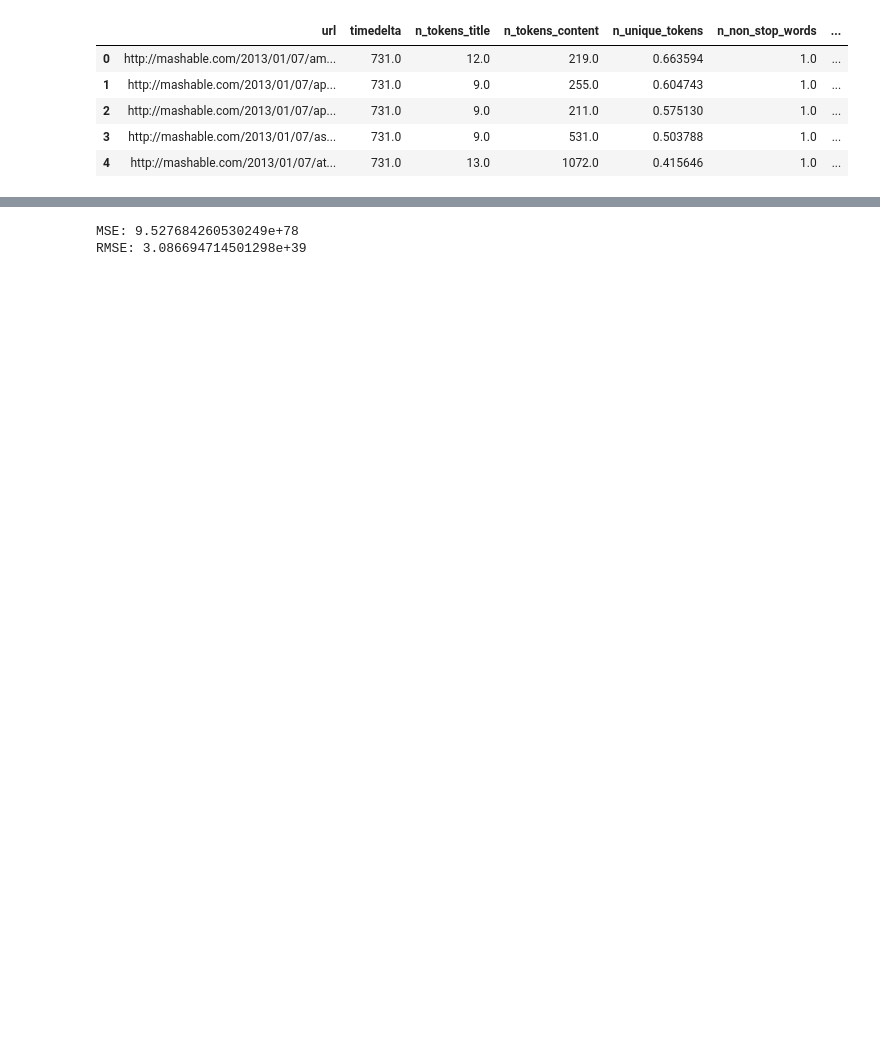
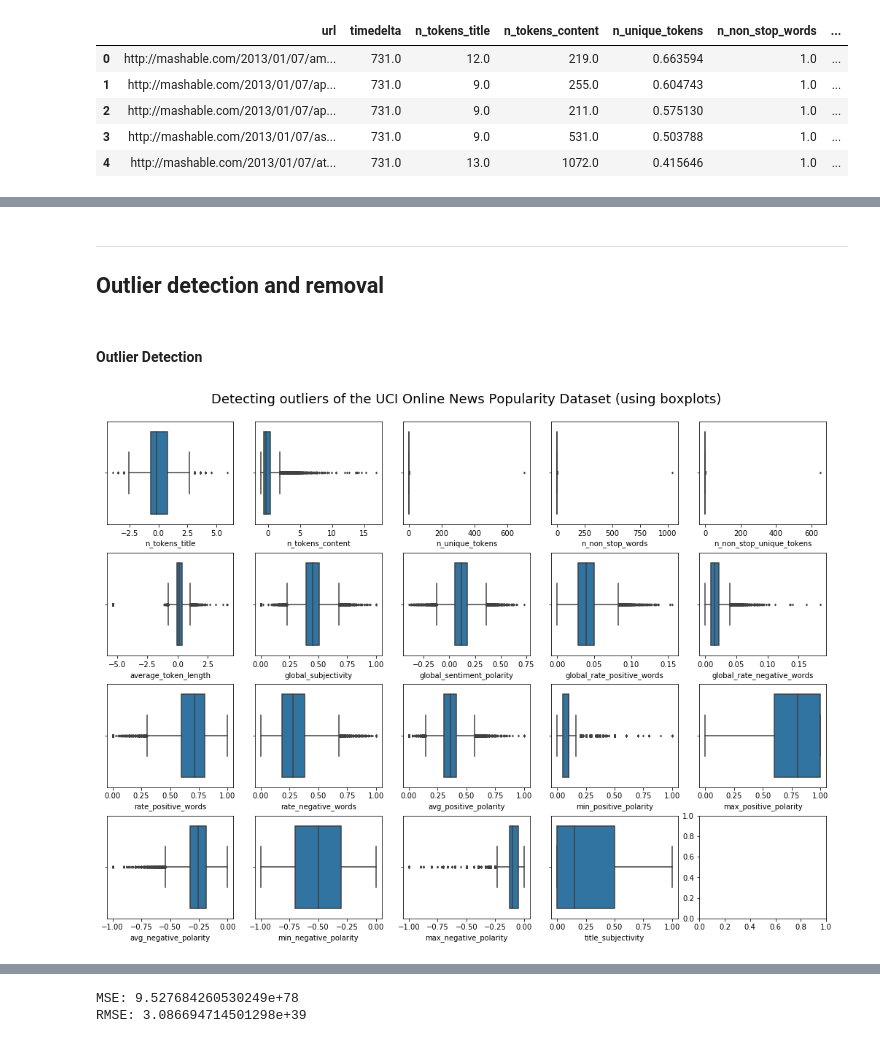
Before and after one commit to ihayet/EECS731_FakeNews_Project, a Jupyter notebook: notebooks/NewsPopularity_Regression.ipynb, the cells around one changed output, grey strips where cells are left out. Drawn from its saved outputs; the diff is of its cells as text; code cells hidden in the pictures; blank space fills up the shorter version.

```diff
--- a/notebooks/NewsPopularity_Regression.ipynb
+++ b/notebooks/NewsPopularity_Regression.ipynb
@@ -154,0 +156,6 @@ Range (10):             12.280480245612882-13.644978050680981 ,
+# %%
+col_list_to_scale = ['n_tokens_title', 'n_tokens_content', 'num_imgs', 'num_videos', 'average_token_length']
+
+scaler = StandardScaler()
+
+data_uci[col_list_to_scale] = scaler.fit_transform(data_uci[col_list_to_scale])
@@ -154,0 +165,3 @@ Range (10):             12.280480245612882-13.644978050680981 ,
+# %%
+data_kaggle_features = pd.read_csv('../data/processed/kaggle_features/kaggle_features1.csv', index_col=['id'])
+data_kaggle_features.dropna(inplace=True)
@@ -154,0 +178,6 @@ Range (10):             12.280480245612882-13.644978050680981 ,
+# %%
+col_list_to_scale = ['n_tokens_title', 'n_tokens_content', 'average_token_length']
+
+scaler = StandardScaler()
+
+data_kaggle_features[col_list_to_scale] = scaler.fit_transform(data_kaggle_features[col_list_to_scale])
@@ -154,0 +275,30 @@ Range (10):             12.280480245612882-13.644978050680981 ,
+# %% [markdown]
+***
+## Outlier detection and removal
+# %% [markdown]
+#### Outlier Detection
+# %%
+def boxplot_outlier_detection(dataframe, suptitle):
+    indices_list = list(range(0, 20))
+
+    cols = np.array(data_kaggle_features.columns.tolist())[indices_list]
+
+    fig, axs = plt.subplots(4, 5)
+    fig.set_size_inches(14, 10)
+
+    plt.tight_layout(pad=0.3)
+    fig.suptitle(suptitle, y=1.05, fontsize=18, fontweight=5)
+
+    for j in range(0, 4):
+        plt.tight_layout(pad=0.3)
+
+        for i in range(0, 5):
+            plt.tight_layout(pad=0.3)
+            index = (5*j) + i
+
+            if index < 19:
+                sns.boxplot(x=dataframe[cols[index]], ax=axs[j][i], flierprops = dict(markerfacecolor = '0.50', markersize = 2))
+# %%
+boxplot_outlier_detection(data_uci, "Detecting outliers of the UCI Online News Popularity Dataset (using boxplots)")
+# %% [output]
+[figure, added]
```
Also changed, not shown: parts of 57 cells of this notebook, 3 other files.
